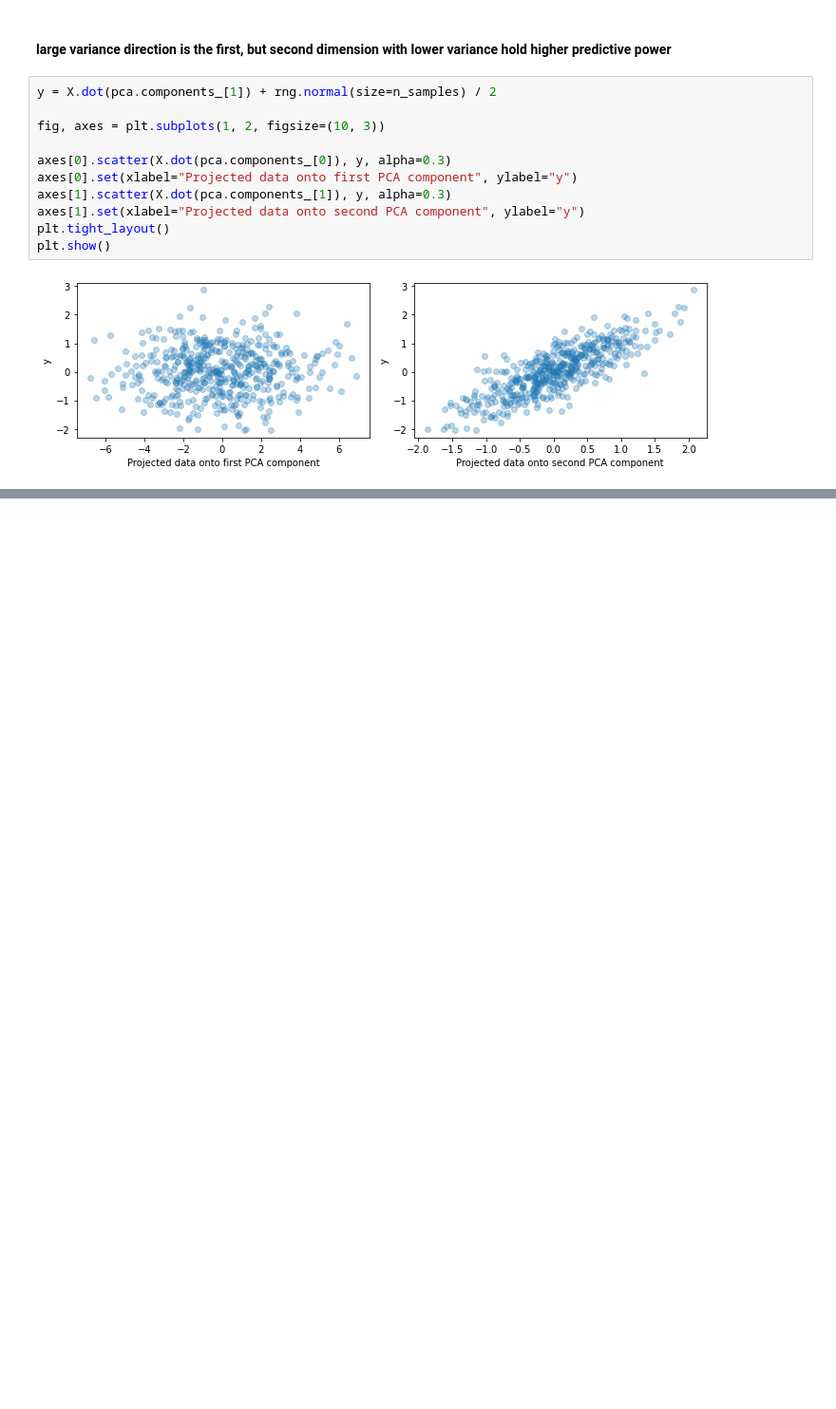
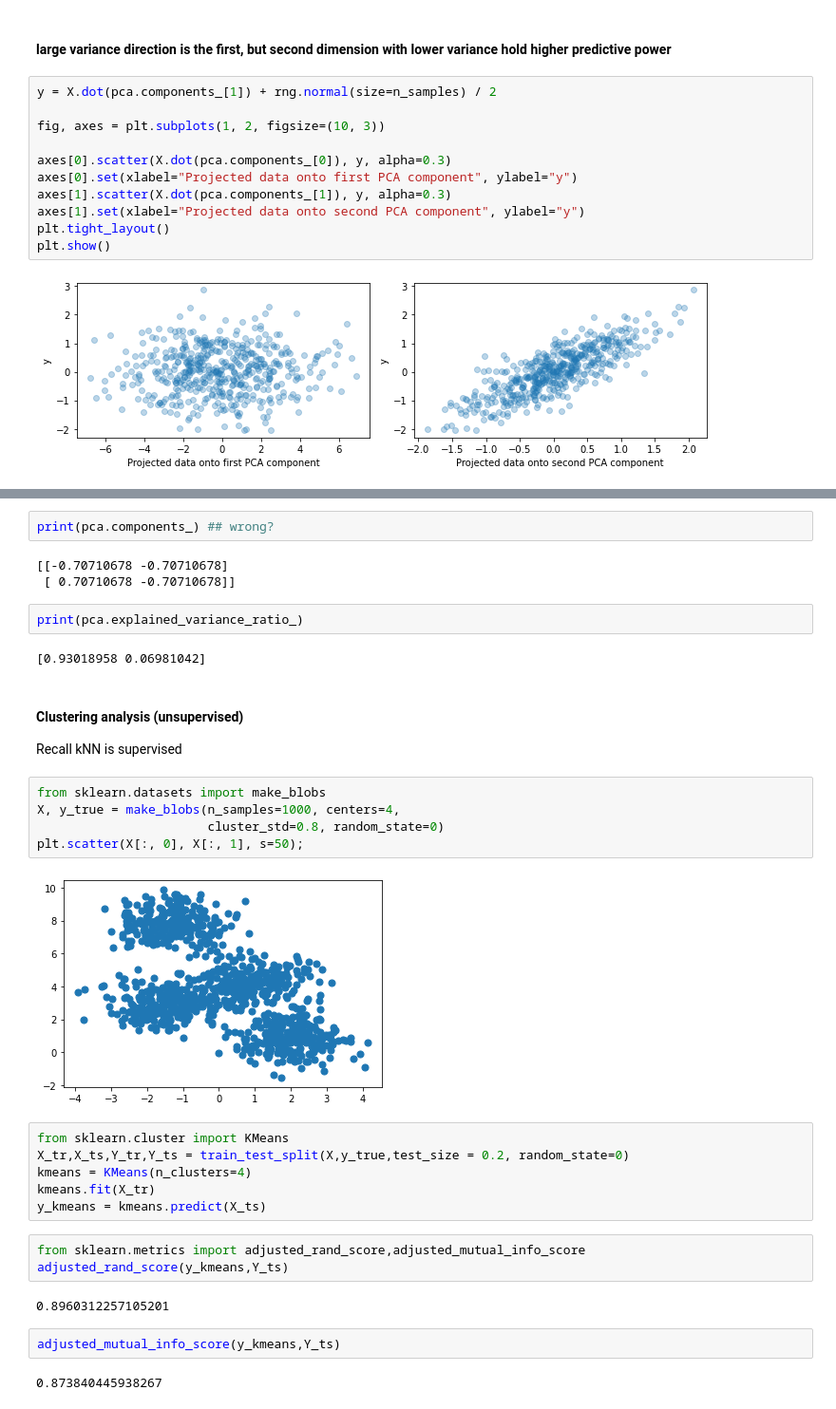
Before and after one commit to Xingchen-Yu/Python_stuff, a Jupyter notebook: sklearn_ml_modeling_review.ipynb, the cells around one changed output, grey strips where cells are left out. Shown at 95% size. Cells and saved outputs as stored; diff of their text form; blank space fills up the shorter version.

```diff
--- a/sklearn_ml_modeling_review.ipynb
+++ b/sklearn_ml_modeling_review.ipynb
@@ -482,0 +494,34 @@ PLS r-squared 0.671
+# %%
+print(pca.components_) ## wrong?
+# %% [output]
+[[-0.70710678 -0.70710678]
+ [ 0.70710678 -0.70710678]]
+# %%
+print(pca.explained_variance_ratio_)
+# %% [output]
+[0.93018958 0.06981042]
+# %% [markdown]
+#### Clustering analysis (unsupervised)
+Recall kNN is supervised
+# %%
+from sklearn.datasets import make_blobs
+X, y_true = make_blobs(n_samples=1000, centers=4,
+                       cluster_std=0.8, random_state=0)
+plt.scatter(X[:, 0], X[:, 1], s=50);
+# %% [output]
+[figure, added]
+# %%
+from sklearn.cluster import KMeans
+X_tr,X_ts,Y_tr,Y_ts = train_test_split(X,y_true,test_size = 0.2, random_state=0)
+kmeans = KMeans(n_clusters=4)
+kmeans.fit(X_tr)
+y_kmeans = kmeans.predict(X_ts)
+# %%
+from sklearn.metrics import adjusted_rand_score,adjusted_mutual_info_score
+adjusted_rand_score(y_kmeans,Y_ts)
+# %% [output]
+0.8960312257105201
+# %%
+adjusted_mutual_info_score(y_kmeans,Y_ts)
+# %% [output]
+0.873840445938267
```
Also changed, not shown: parts of 36 cells of this notebook, 1 other file.
